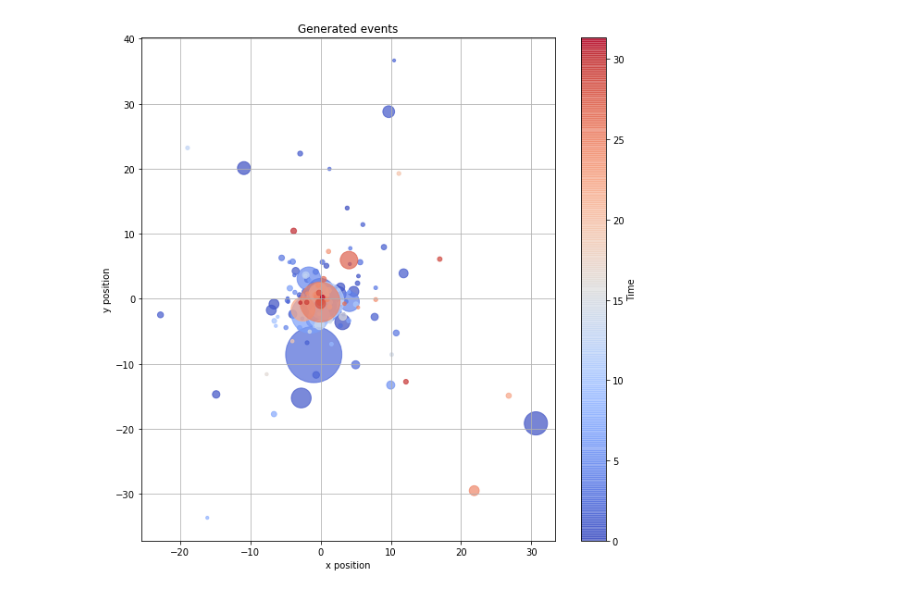
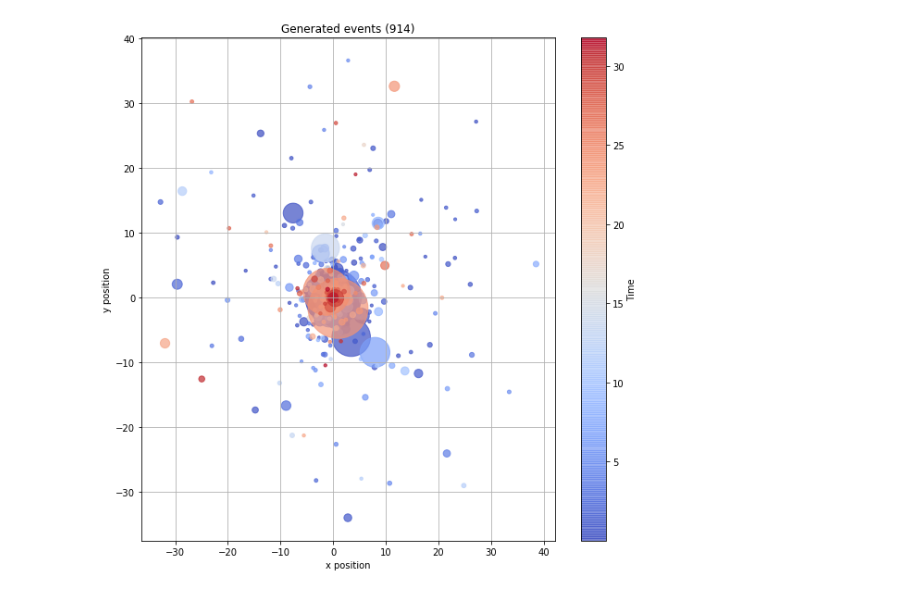
Before and after one commit to enicolin/summer, a Jupyter notebook: eqcatalog_and_plot.ipynb, the cells around one changed output. Cells and saved outputs as stored; diff of their text form; code cells hidden in the pictures.

Commit message:
constant seismicity at each interval due to adaptive time increment - allows for most intervals being 0 or 1

```diff
--- a/eqcatalog_and_plot.ipynb
+++ b/eqcatalog_and_plot.ipynb
@@ -9,7 +9,7 @@ np.random.seed(1756)
 rnd.seed(1756)
 
 # define parameters
-Nt = 400
+Nt = 1000
 Tf = 32 # unit time
 a = np.log10(Nt)
 b = 1.
@@ -18,16 +18,15 @@ cprime = 1.
 p = 1.1
 pprime = 1.8
 Mc = 3.
+smin = 0.7 # minimum seismicity allowable on an interval so that it doesn't get too small
+k = 10**a * (1-p)/((c+Tf)**(1-p) - c**(1-p)) # k from Omori -needed for adaptive time increment
 # %%
-# Making the catalog
-
-times = np.linspace(0,Tf,3*Tf+1) # time intervals
-dt = times[1]-times[0]# define time increment
-
 # intended column order
 cols = ['n_avg','Events','Magnitude','Distance','theta','Time']
-events_occured = 0 # number of earthquakes generated
-for t in times[:-1]: # for each time interval
+events_occurred = 0 # number of earthquakes generated
+t = 0
+while t < Tf: # iterate until reached end of forecast period
+    dt = (-1/k * smin*(p-1) + (c+t)**(1-p))**(-1/(p-1)) - c - t # update time increment - set up so that seismicity is equal to smin at each interval
     # average seismicity rate on interval [t,t+dt]
     n_avg = eq.average_seismicity(t,t+dt,Tf,a,p,c)
 
@@ -37,20 +36,13 @@ for t in times[:-1]: # for each time interval
     # assign each event a magnitude according to GR
     mgtds = eq.sample_magnitudes(X, Mc, b)
 
+    # assign distances according to spatial Omori (with random azimuth angle)
     distances = eq.sample_location(X, cprime, pprime)
     thetas = np.random.uniform(0, 2*np.pi, X)
 
-    # generate the times at which each event occurs, according to an exponential distribution.
-    # the parameter for the exponential distribution at time interval [t,t+dt] is the expected number
-    # of events on this interval according to the Omori law
-    times = np.zeros(X)
-    inter_times = eq.sample_intereventtimes(n_avg/dt, X)
-    for i in range(X):
-        if i == 0:
-            times[i] = t
-        else:
-            times[i] = inter_times[i] + times[i-1]
-
+    # generate the times at which each event occurs - uniform random number on [t,t+dt]
+    times = np.random.uniform(t, t+dt, X)
+    times = np.sort(times)
 
     # store results in dataframe
     if t == 0: # initial dataframe, full dataframe constructed via concatenation in subsequent iterations
@@ -72,8 +64,8 @@ for t in times[:-1]: # for each time interval
             catalog = catalog.reindex(columns = cols)
         else: # formatting for when there are no events during a time interval
             interval = ['Interval: [{:.2f},{:.2f}]'.format(t,t+dt)]
-            catalog = pd.DataFrame({'M': ['-'],
-                                      'X':[X],
+            catalog = pd.DataFrame({'Magnitude': ['-'],
+                                      'Events':[X],
                                       'n_avg':[n_avg],
                                       'Distance':['-'],
                                       'Time':['-'],
@@ -107,7 +99,8 @@ for t in times[:-1]: # for each time interval
         frames = [catalog, catalog_update]
         catalog = pd.concat(frames)
 
-    events_occured += X # just to keep track, since nrows catalog is not necessarily equal to this
+    events_occurred += X # for comparing against Nt, intended catalog size
+    t += dt # update time
 # %%
 # Plotting the catalog
 
@@ -135,32 +128,32 @@ y = dist * np.sin(theta)
 
 times = catalog['Time']
 try:
     times = times.loc[times != '-']
 except TypeError:
     pass
 times = np.array(times, dtype = np.float)
 
 magnitudes = catalog['Magnitude']
 try:
     magnitudes = magnitudes.loc[magnitudes != '-']
 except TypeError:
     pass
 magnitudes = np.array(magnitudes, dtype = np.float)
 
 plot = ax.scatter(x, y,
            c = times,
            s = 0.01*10**magnitudes, # large events much bigger than smaller ones
            cmap = 'coolwarm', alpha = 0.7)
 
 cbar = fig.colorbar(plot)
 cbar.set_label('Time')
 
-plt.title('Generated events')
+plt.title('Generated events ({})'.format(events_occurred))
 plt.ylabel('y position')
 plt.xlabel('x position')
 plt.grid(True)
 plt.show()
 
 #catalog.to_csv('catalog.csv')
 # %% [output]
-[figure, old version]
+[figure, new version]
```
Also changed, not shown: 1 other file.
